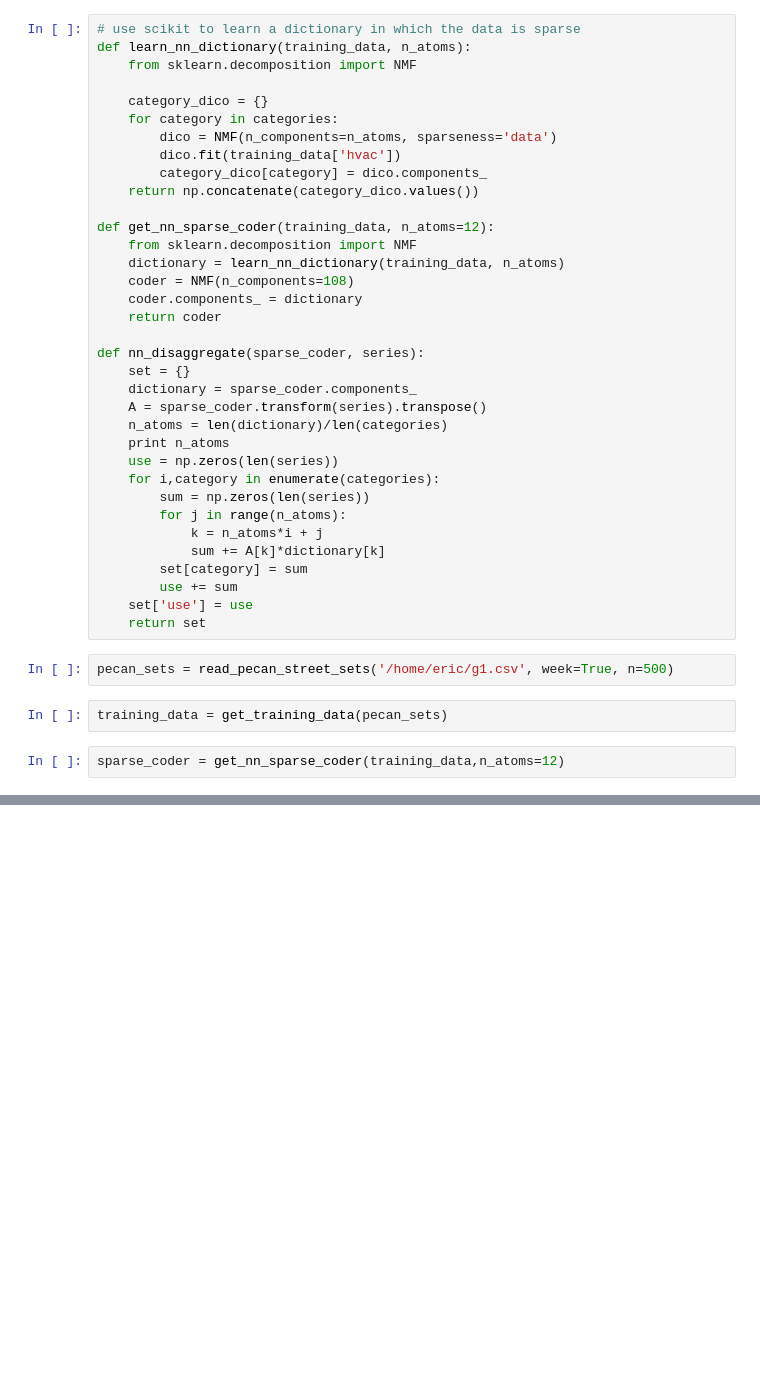
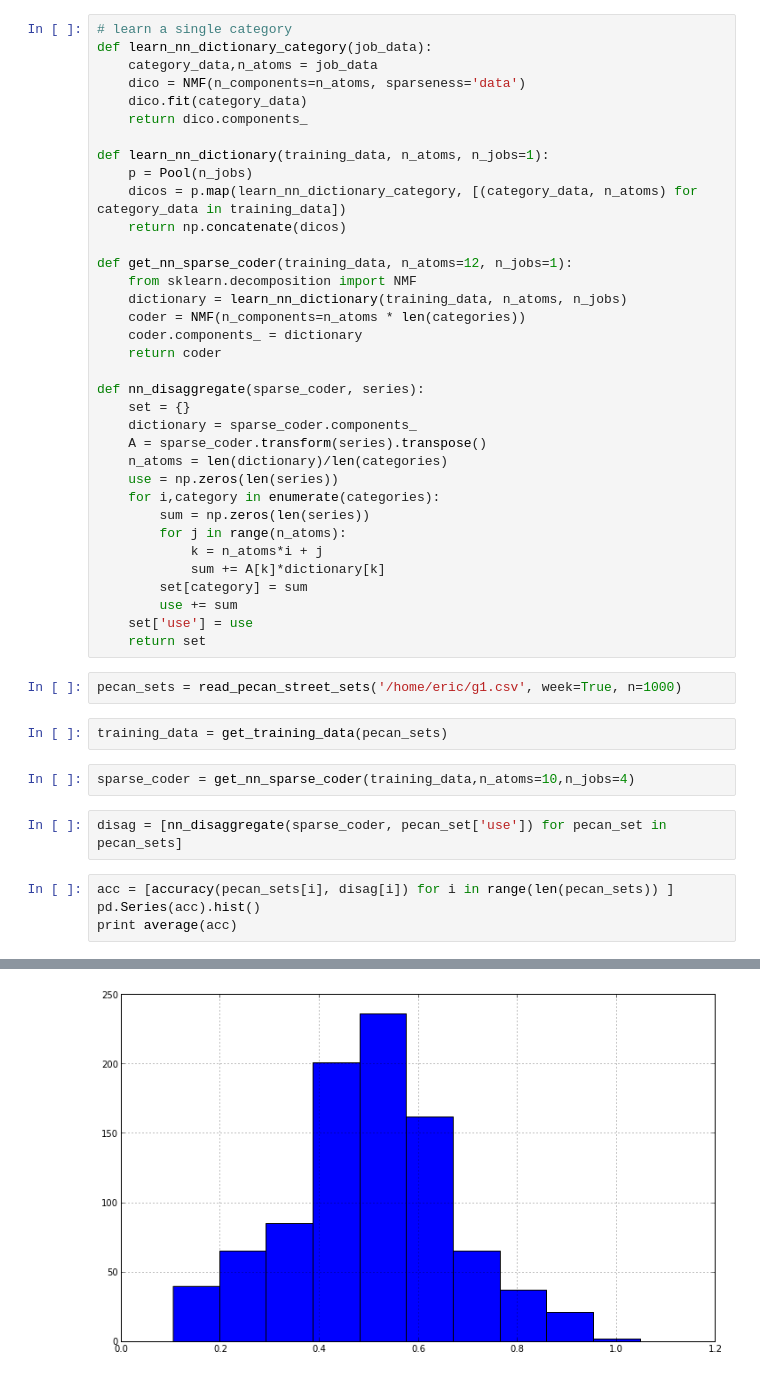
Before and after one commit to dssg/wikienergy, a Jupyter notebook: proto/sparse_coding/sparse_coding.ipynb, the cells around one changed output, grey strips where cells are left out. Cells and saved outputs as stored; diff of their text form; blank space fills up the shorter version.

```diff
--- a/proto/sparse_coding/sparse_coding.ipynb
+++ b/proto/sparse_coding/sparse_coding.ipynb
@@ -81,21 +87,22 @@ def disaggregate(sparse_coder, series):
     set['use'] = use
     return set
 # %%
-# use scikit to learn a dictionary in which the data is sparse
-def learn_nn_dictionary(training_data, n_atoms):
+# learn a single category
+def learn_nn_dictionary_category(job_data):
+    category_data,n_atoms = job_data
+    dico = NMF(n_components=n_atoms, sparseness='data')
+    dico.fit(category_data)
+    return dico.components_
+
+def learn_nn_dictionary(training_data, n_atoms, n_jobs=1):
+    p = Pool(n_jobs)
+    dicos = p.map(learn_nn_dictionary_category, [(category_data, n_atoms) for category_data in training_data])
+    return np.concatenate(dicos)
+
+def get_nn_sparse_coder(training_data, n_atoms=12, n_jobs=1):
     from sklearn.decomposition import NMF
-
-    category_dico = {}
-    for category in categories:
-        dico = NMF(n_components=n_atoms, sparseness='data')
-        dico.fit(training_data['hvac'])
-        category_dico[category] = dico.components_
-    return np.concatenate(category_dico.values())
-
-def get_nn_sparse_coder(training_data, n_atoms=12):
-    from sklearn.decomposition import NMF
-    dictionary = learn_nn_dictionary(training_data, n_atoms)
-    coder = NMF(n_components=108)
+    dictionary = learn_nn_dictionary(training_data, n_atoms, n_jobs)
+    coder = NMF(n_components=n_atoms * len(categories))
     coder.components_ = dictionary
     return coder
 
@@ -104,7 +111,6 @@ def nn_disaggregate(sparse_coder, series):
     dictionary = sparse_coder.components_
     A = sparse_coder.transform(series).transpose()
     n_atoms = len(dictionary)/len(categories)
-    print n_atoms
     use = np.zeros(len(series))
     for i,category in enumerate(categories):
         sum = np.zeros(len(series))
@@ -116,8 +122,15 @@ def nn_disaggregate(sparse_coder, series):
     set['use'] = use
     return set
 # %%
-pecan_sets = read_pecan_street_sets('/home/eric/g1.csv', week=True, n=500)
+pecan_sets = read_pecan_street_sets('/home/eric/g1.csv', week=True, n=1000)
 # %%
 training_data = get_training_data(pecan_sets)
 # %%
-sparse_coder = get_nn_sparse_coder(training_data,n_atoms=12)
+sparse_coder = get_nn_sparse_coder(training_data,n_atoms=10,n_jobs=4)
+# %%
+disag = [nn_disaggregate(sparse_coder, pecan_set['use']) for pecan_set in pecan_sets]
+# %%
+acc = [accuracy(pecan_sets[i], disag[i]) for i in range(len(pecan_sets)) ]
+pd.Series(acc).hist()
+print average(acc)
+# %% [output]
@@ -124 +138,2 @@ sparse_coder = get_nn_sparse_coder(training_data,n_atoms=12)
+[figure, added]
 # %%
```
Also changed, not shown: parts of 6 cells of this notebook.
